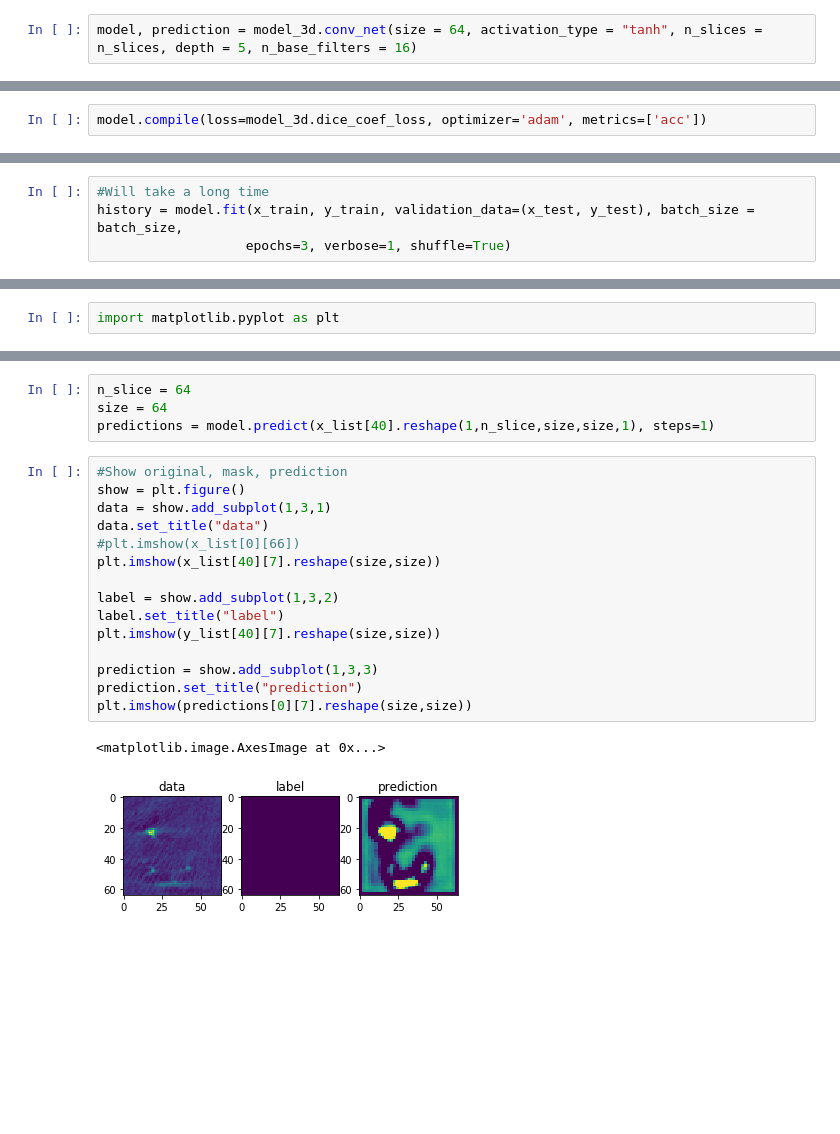
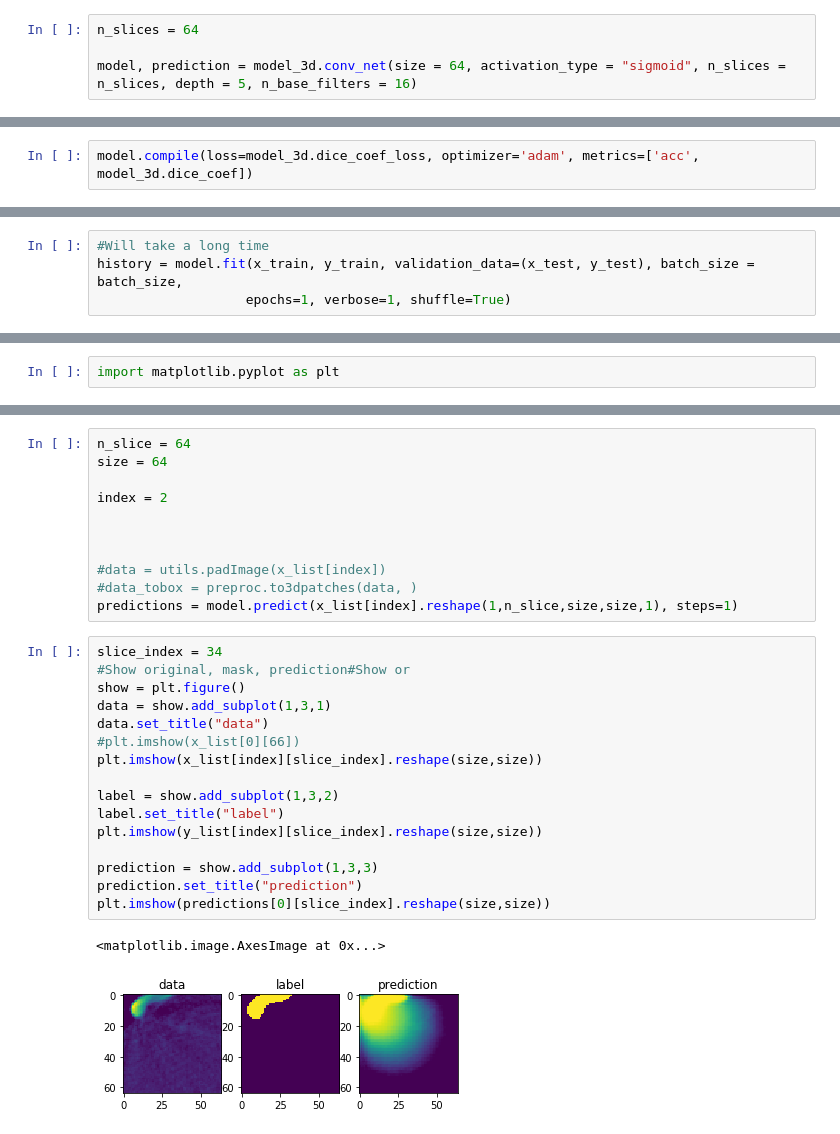
Before and after one commit to Yao-Yuan/MIP, a Jupyter notebook: 3dnet/index.ipynb, the cells around one changed output, grey strips where cells are left out. Cells and saved outputs as stored; diff of their text form; blank space fills up the shorter version.

Commit message:
Modify dice loss

```diff
--- a/3dnet/index.ipynb
+++ b/3dnet/index.ipynb
@@ -71,5 +97,7 @@ y_list = y_list[0:50]
 # %%
-model, prediction = model_3d.conv_net(size = 64, activation_type = "tanh", n_slices = n_slices, depth = 5, n_base_filters = 16)
+n_slices = 64
+
+model, prediction = model_3d.conv_net(size = 64, activation_type = "sigmoid", n_slices = n_slices, depth = 5, n_base_filters = 16)
 # %%
 model.summary()
 # %% [output]
@@ -100,7 +128,7 @@ SVG(model_to_dot(model).create(prog='dot', format='svg'))
 # %% [output]
 [drawing not drawn]
 # %%
-model.compile(loss=model_3d.dice_coef_loss, optimizer='adam', metrics=['acc'])
+model.compile(loss=model_3d.dice_coef_loss, optimizer='adam', metrics=['acc', model_3d.dice_coef])
 # %%
 #train_seq = image_mask_sequence('data/train', batch_size=10, size=256)
 batch_size = 2
@@ -111,5 +140,5 @@ x_train, x_test, y_train, y_test = train_test_split(x_list, y_list, test_size =
 # %%
 #Will take a long time
 history = model.fit(x_train, y_train, validation_data=(x_test, y_test), batch_size = batch_size,
-                   epochs=3, verbose=1, shuffle=True)
+                   epochs=1, verbose=1, shuffle=True)
 # %% [output]
@@ -136,22 +161,30 @@ plt.show()
 # %%
 n_slice = 64
 size = 64
-predictions = model.predict(x_list[40].reshape(1,n_slice,size,size,1), steps=1)
+
+index = 2
+
+
+
+#data = utils.padImage(x_list[index])
+#data_tobox = preproc.to3dpatches(data, )
+predictions = model.predict(x_list[index].reshape(1,n_slice,size,size,1), steps=1)
 # %%
-#Show original, mask, prediction
+slice_index = 34
+#Show original, mask, prediction#Show or
 show = plt.figure()
 data = show.add_subplot(1,3,1)
 data.set_title("data")
 #plt.imshow(x_list[0][66])
-plt.imshow(x_list[40][7].reshape(size,size))
+plt.imshow(x_list[index][slice_index].reshape(size,size))
 
 label = show.add_subplot(1,3,2)
 label.set_title("label")
-plt.imshow(y_list[40][7].reshape(size,size))
+plt.imshow(y_list[index][slice_index].reshape(size,size))
 
 prediction = show.add_subplot(1,3,3)
 prediction.set_title("prediction")
-plt.imshow(predictions[0][7].reshape(size,size))
+plt.imshow(predictions[0][slice_index].reshape(size,size))
 # %% [output]
 <matplotlib.image.AxesImage at 0x...>
-[figure, old version]
+[figure, new version]
```
Also changed, not shown: parts of 9 cells of this notebook, 4 other files.
